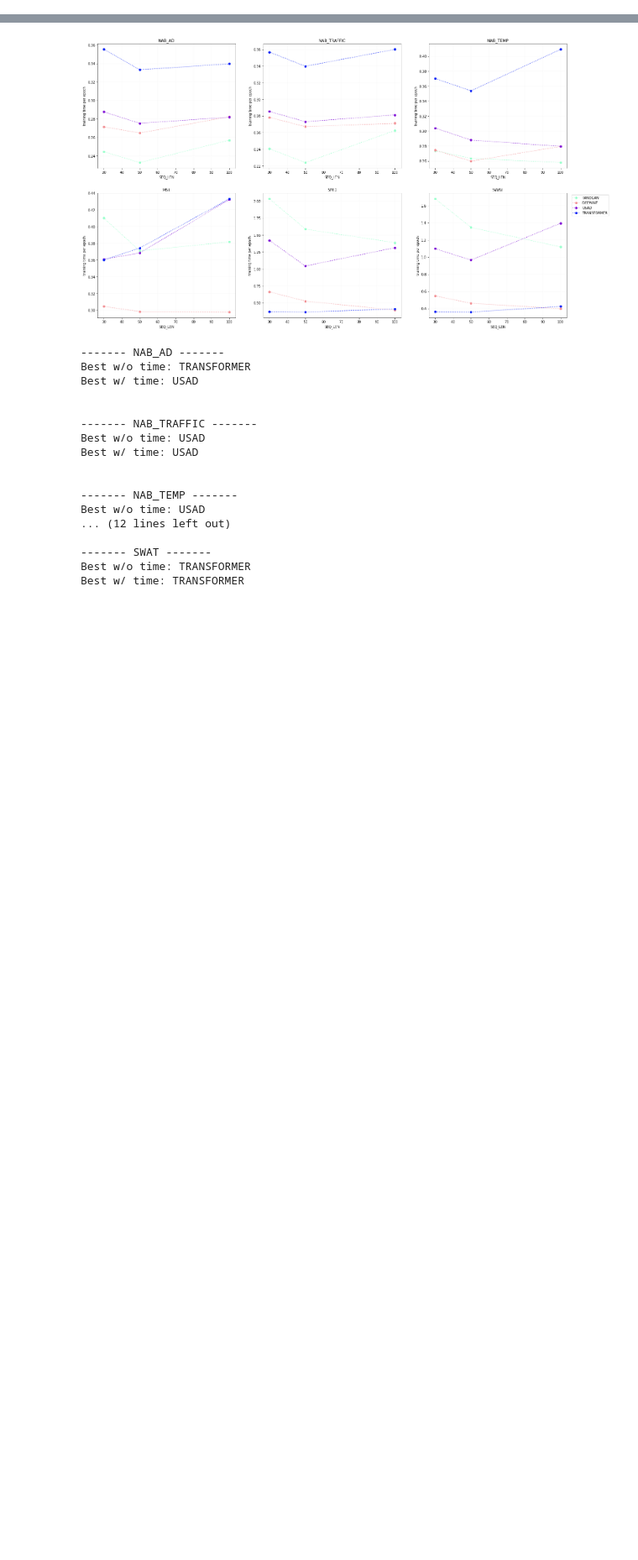
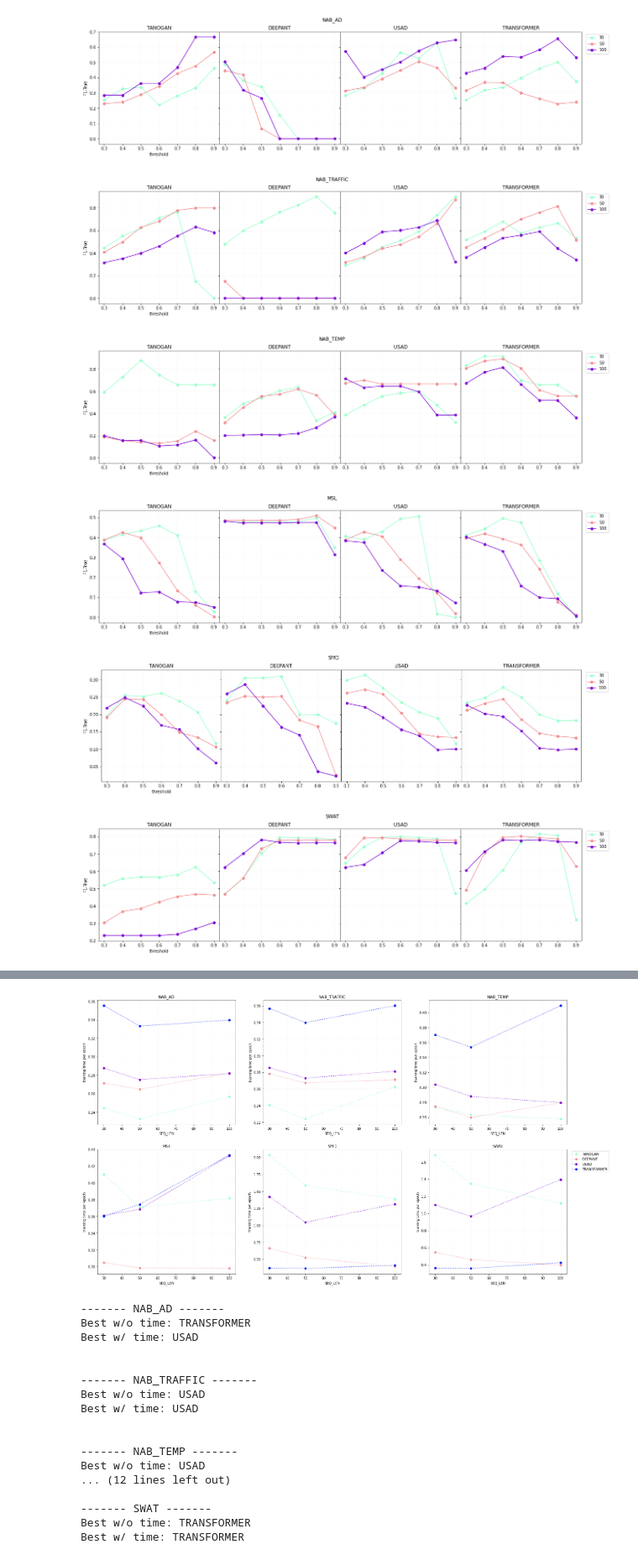
Before and after one commit to antonioalbanese/Time-Series-Anomaly-Detection-An-experimental-survey, a Jupyter notebook: results_visualization.ipynb, the cells around one changed output, grey strips where cells are left out. Shown at 84% size. Saved outputs shown, nothing was run; the diff lists cells and outputs as text; code cells hidden in the pictures; blank space fills up the shorter version.

```diff
--- a/results_visualization.ipynb
+++ b/results_visualization.ipynb
@@ -74,7 +78,8 @@ colors = ["#98ffcc", "#f28f93", "#7e0cd6", "#041cf6", "#ffff31", "#424957"]
 
 
 for m in methods:
-  fig, axs = plt.subplots(1, len(datasets), figsize=(len(datasets)*7,5))
+  fig, axs = plt.subplots(1, len(datasets), figsize=(len(datasets)*7,5), sharey='row', subplot_kw=dict(frameon=True))
+  plt.subplots_adjust(wspace=.0)
   fig.suptitle(m)
   for j,d in enumerate(datasets):
     means = excel[(excel['METHOD'] == m) & (excel['DATASET']==d)].groupby(['SEQ_LEN','THRESHOLD']).mean().reset_index()
@@ -98,0 +104,27 @@ for m in methods:
+# %%
+for d in datasets:
+  fig, axs = plt.subplots(1, len(methods), figsize=(len(datasets)*3.5,5), sharey='row', subplot_kw=dict(frameon=True))
+  plt.subplots_adjust(wspace=.0)
+  fig.suptitle(d)
+  for j,m in enumerate(methods):
+    means = excel[(excel['METHOD'] == m) & (excel['DATASET']==d)].groupby(['SEQ_LEN','THRESHOLD']).mean().reset_index()
+    for i,l in enumerate(lengths):
+      axs[j].plot(means[means['SEQ_LEN']==l]['THRESHOLD'],
+               means[means['SEQ_LEN']==l]['True-f1'],
+               label=l,
+               color=colors[i],
+               linestyle=styles[0],
+               marker='o')
+      axs[j].grid(color='lightgrey', linestyle='-', linewidth=0.1)
+      axs[j].set_title("{}".format(m))
+      axs[0].set(xlabel="threshold",ylabel="F1-True")
+  plt.legend(bbox_to_anchor=(1.02, 1), loc="upper left")
+  plt.show()
+  print("\n\n")
+# %% [output]
+[figure, added]
+[figure, added]
+[figure, added]
+[figure, added]
+[figure, added]
+[figure, added]
```
Also changed, not shown: parts of 14 cells of this notebook.
